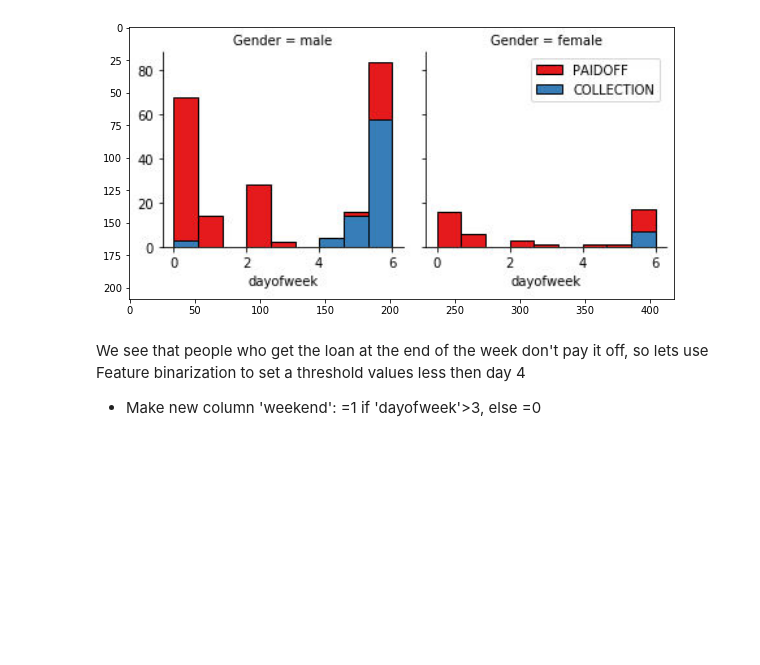
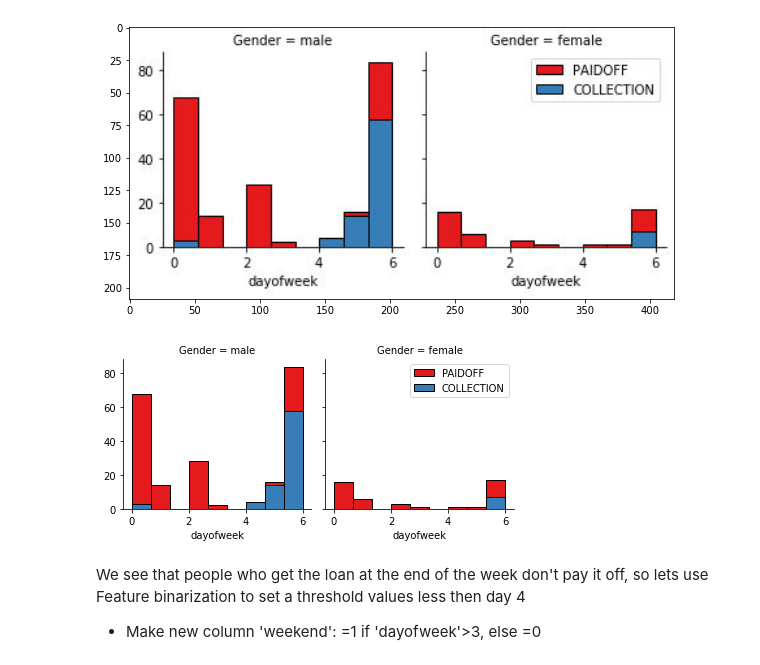
Before and after one commit to kieutridang/Data-Pre-processing-and-Analysis, a Jupyter notebook: final_assignment/LDS5_261_Project_1/FullName_Project_Loan.ipynb, the cells around one changed output. Cells and saved outputs as stored; diff of their text form; code cells hidden in the pictures; blank space fills up the shorter version.

Commit message:
complete loan analyze

```diff
--- a/final_assignment/LDS5_261_Project_1/FullName_Project_Loan.ipynb
+++ b/final_assignment/LDS5_261_Project_1/FullName_Project_Loan.ipynb
@@ -527,3 +525,5 @@ plt.show()
+# %%
+loan_train['dayofweek'] = loan_train['effective_date'].dt.dayofweek
 # %% [markdown]
 Lets plot some columns to underestand data better:
 # %%
@@ -539,3 +537,11 @@ plt.show()
+# %%
+bins=np.linspace(loan_train.dayofweek.min(), loan_train.dayofweek.max(), 10)
+g = sns.FacetGrid(loan_train, col="Gender", hue="loan_status", palette="Set1", col_wrap=2)
+g.map(plt.hist, 'dayofweek', bins=bins, ec="k")
+g.axes[-1].legend()
+plt.show()
+# %% [output]
+[figure, added]
 # %% [markdown]
 We see that people who get the loan at the end of the week don't pay it off, so lets use Feature binarization to set a threshold values less then day 4
 - Make new column 'weekend': =1 if 'dayofweek'>3, else =0
```
Also changed, not shown: parts of 21 cells of this notebook.
